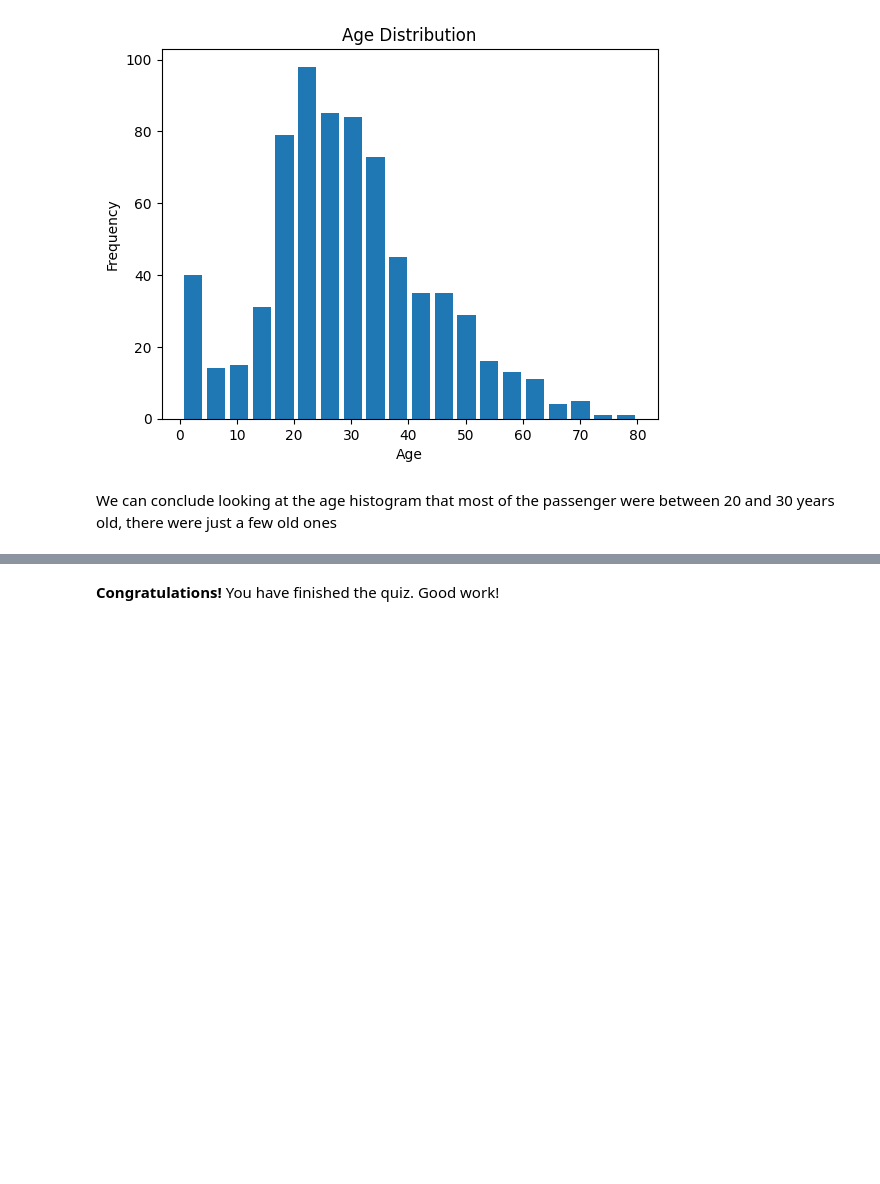
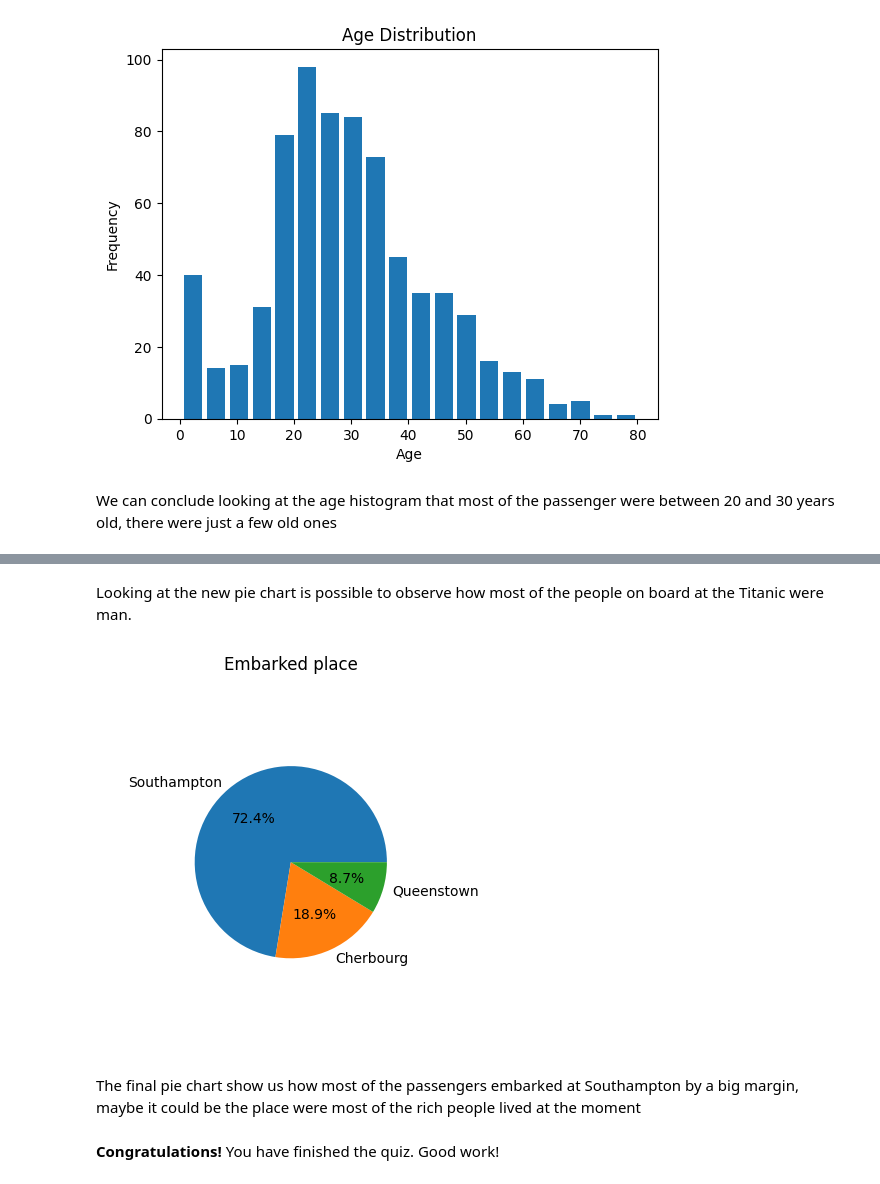
Before and after one commit to Colmirage/AlgorithmsUN2024I, a Jupyter notebook: semolinag_Quiz3.ipynb, the cells around one changed output, grey strips where cells are left out. Drawn from its saved outputs; the diff is of its cells as text; code cells hidden in the pictures; blank space fills up the shorter version.

```diff
--- a/semolinag_Quiz3.ipynb
+++ b/semolinag_Quiz3.ipynb
@@ -648,3 +662,21 @@ We can conclude looking at the age histogram that most of the passenger were bet
+# %% [markdown]
+Looking at the new pie chart is possible to observe how most of the people on board at the Titanic were man.
+# %%
+import pandas as pd
+import matplotlib.pyplot as plt
+
+# Data
+embarcos = imputed_cols_titanic['Embarked'].value_counts()
+embarcos
+
+# Pie graph
+plt.pie(embarcos, labels=['Southampton','Cherbourg','Queenstown'], autopct='%1.1f%%', radius=0.65)
+plt.title('Embarked place')
+plt.show()
+# %% [output]
+[figure, added]
+# %% [markdown]
+The final pie chart show us how most of the passengers embarked at Southampton by a big margin, maybe it could be the place were most of the rich people lived at the moment
 # %% [markdown]
 **Congratulations!** You have finished the quiz. Good work!
 # %% [markdown]
```
Also changed, not shown: parts of 1 cell of this notebook.
